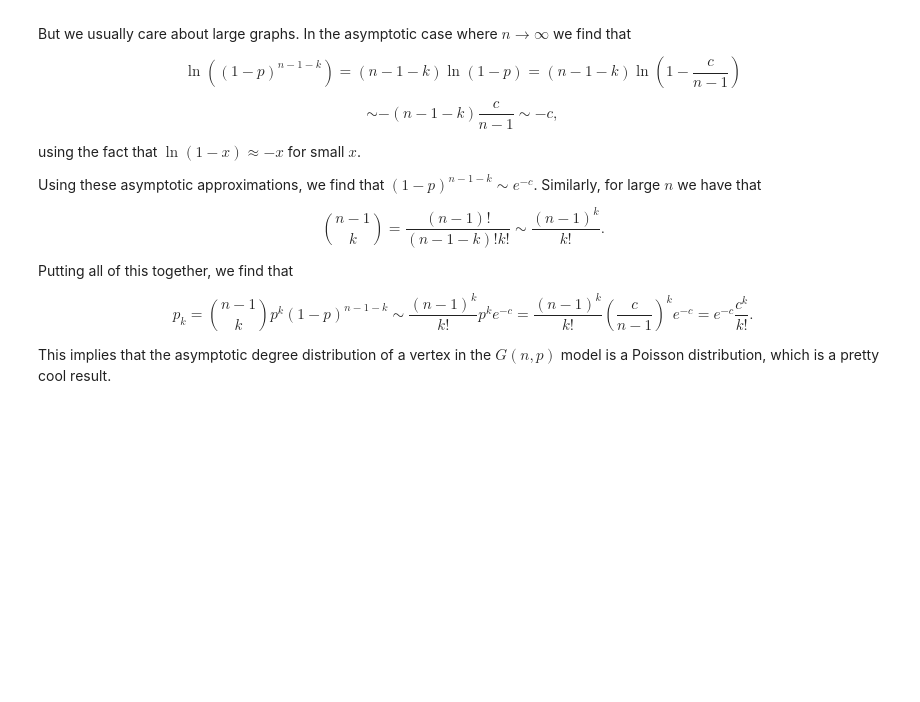
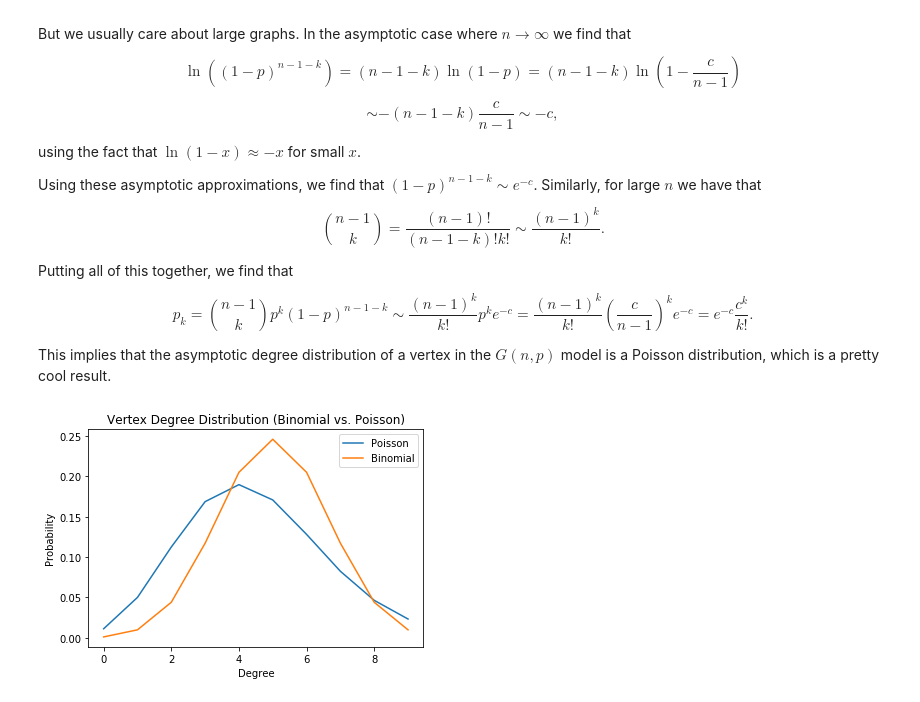
Before and after one commit to bzelditch/DataScience, a Jupyter notebook: ComplexNetworks/Complex Networks.ipynb, the cells around one changed output. Saved outputs shown, nothing was run; the diff lists cells and outputs as text; code cells hidden in the pictures; blank space fills up the shorter version.

```diff
--- a/ComplexNetworks/Complex Networks.ipynb
+++ b/ComplexNetworks/Complex Networks.ipynb
@@ -77,0 +80,17 @@ This implies that the asymptotic degree distribution of a vertex in the $G(n, p)
+# %%
+def visualize_degree_dist(n, p):
+    mean_degree = (n-1)*p
+    xs = list(range(n))
+    poisson_xs = [stats.poisson.pmf(x, mean_degree) for x in xs]
+    binomial_xs = [stats.binom.pmf(x, n, p) for x in xs]
+    plt.plot(xs, poisson_xs, label='Poisson')
+    plt.plot(xs, binomial_xs, label='Binomial')
+    plt.title("Vertex Degree Distribution (Binomial vs. Poisson)")
+    plt.xlabel("Degree")
+    plt.ylabel("Probability")
+    plt.legend()
+    plt.show()
+# %%
+visualize_degree_dist(10, .50)
+# %% [output]
+[figure, added]
```
Also changed, not shown: parts of 7 cells of this notebook.
